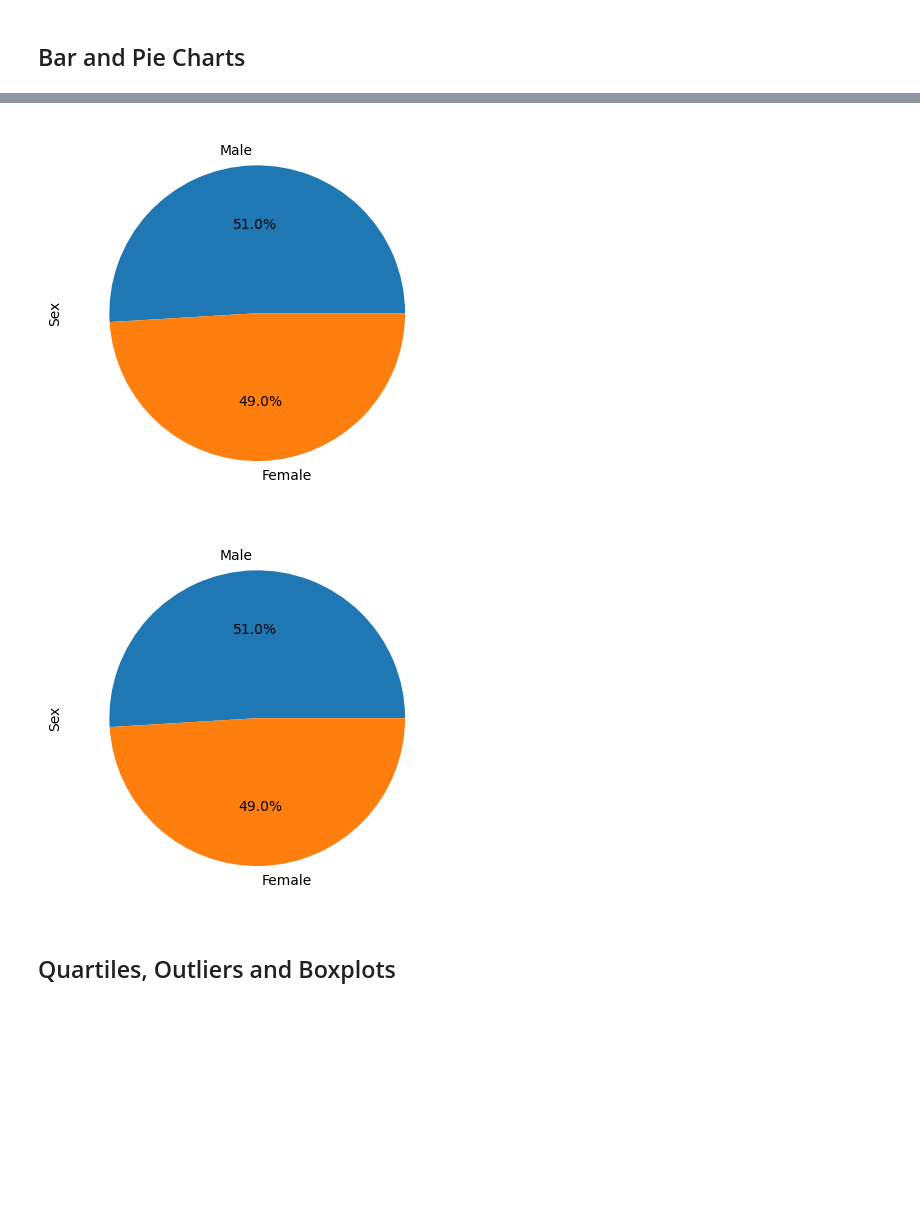
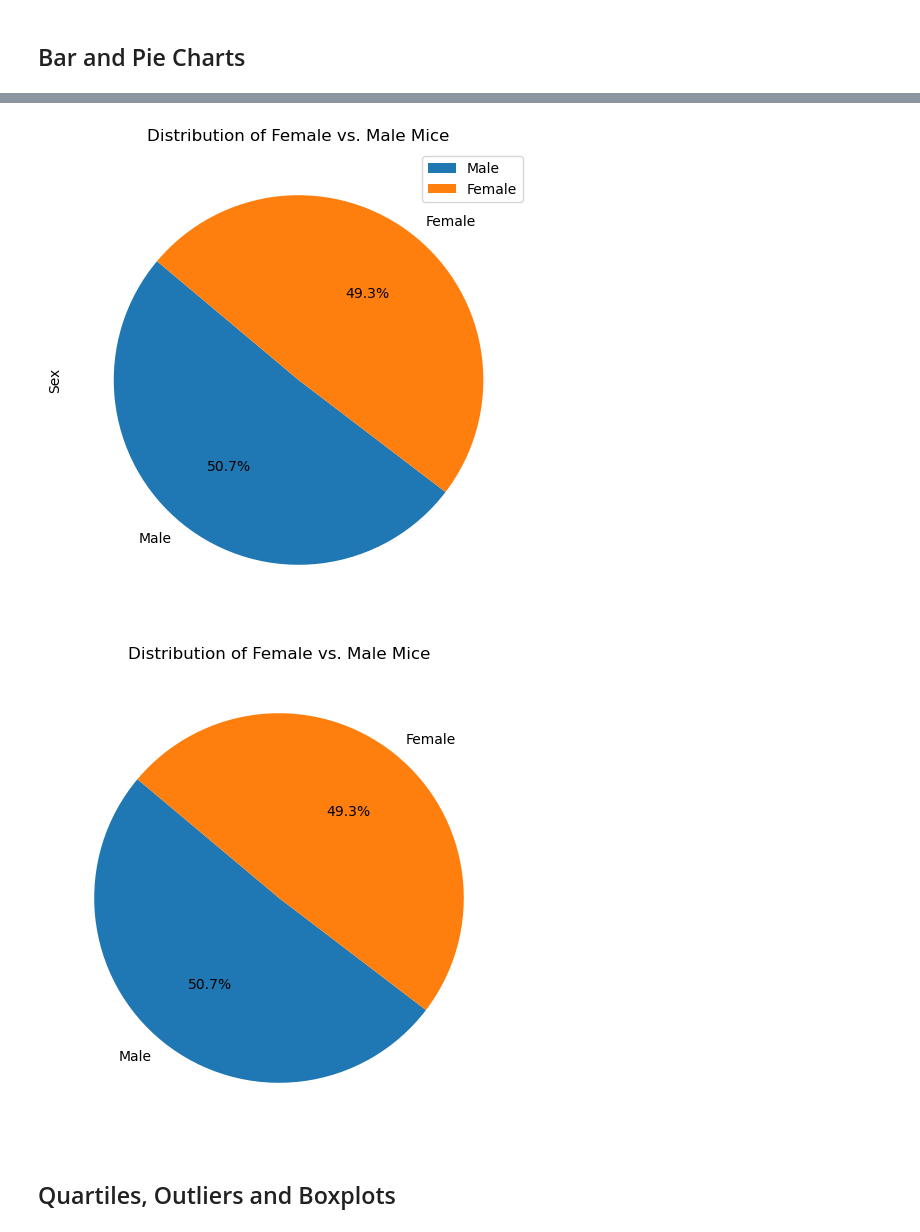
Before and after one commit to cnlamanna/matplotlib-challenge, a Jupyter notebook: Pymaceuticals/pymaceuticals_starter.ipynb, the cells around one changed output, grey strips where cells are left out. Drawn from its saved outputs; the diff is of its cells as text; code cells hidden in the pictures; blank space fills up the shorter version.

```diff
--- a/Pymaceuticals/pymaceuticals_starter.ipynb
+++ b/Pymaceuticals/pymaceuticals_starter.ipynb
@@ -149,11 +178,27 @@ adv_summary_statistics
 # %%
 # Generate a pie plot showing the distribution of female versus male mice using Pandas
+gender_counts = cleaned_data['Sex'].value_counts()
+
+
+gender_counts.plot(kind='pie', autopct='%1.1f%%', startangle=140, figsize=(6, 6), title='Distribution of Female vs. Male Mice')
+
+plt.legend()
+plt.show()
 # %% [output]
-[figure, old version]
+[figure, new version]
 # %%
 # Generate a pie plot showing the distribution of female versus male mice using pyplot
+gender_counts = cleaned_data['Sex'].value_counts()
+
+
+plt.figure(figsize=(6, 6))
+plt.pie(gender_counts, labels=gender_counts.index, autopct='%1.1f%%', startangle=140)
+plt.title('Distribution of Female vs. Male Mice')
+
+
+plt.show()
 # %% [output]
-[figure, old version]
+[figure, new version]
 # %% [markdown]
 ## Quartiles, Outliers and Boxplots
 # %%
```
Also changed, not shown: parts of 15 cells of this notebook.
